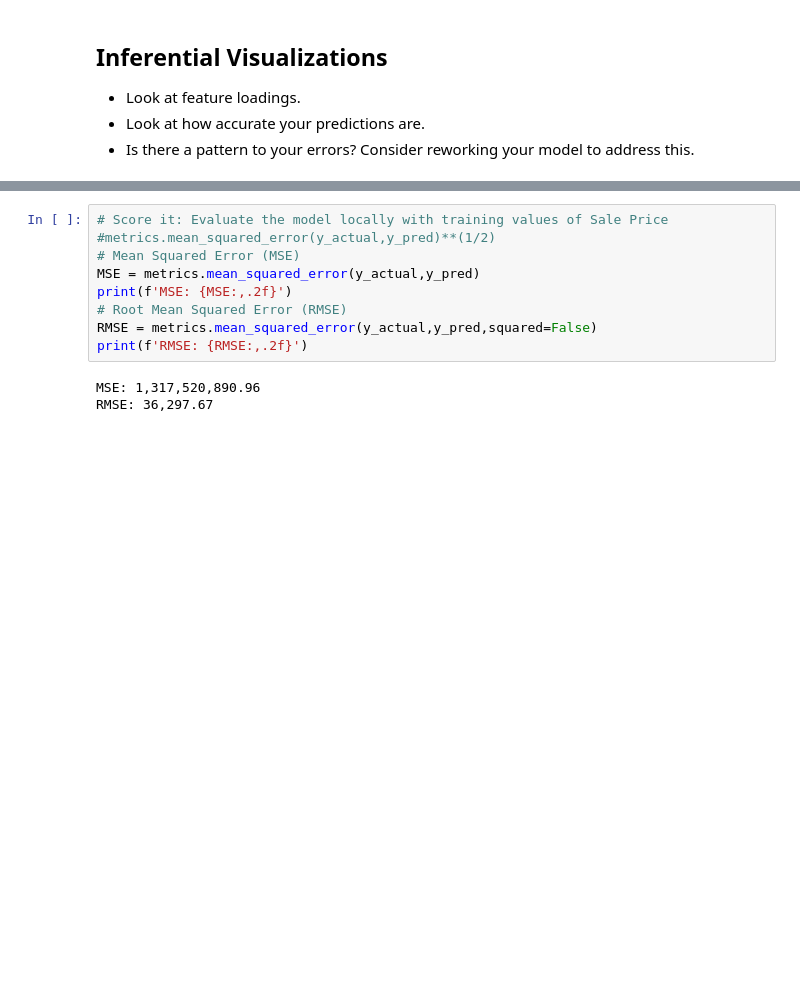
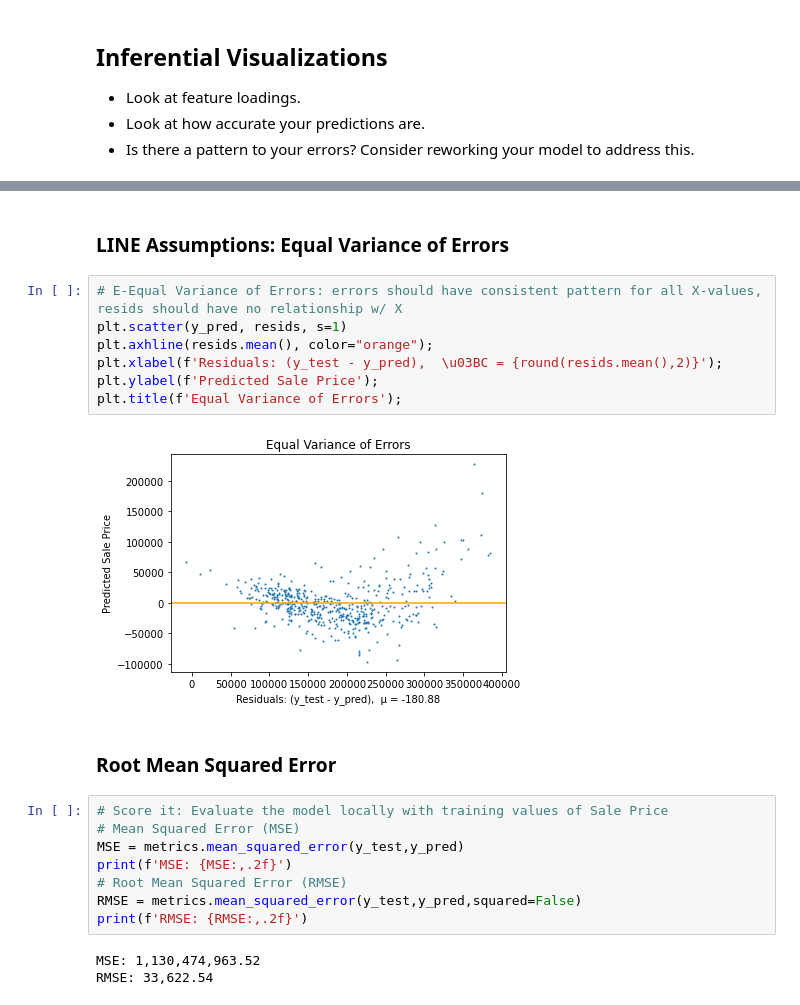
Before and after one commit to griffinbran/Real-Estate-Statistical-Modeling, a Jupyter notebook: code/04_Model_Tuning.ipynb, the cells around one changed output, grey strips where cells are left out. Cells and saved outputs as stored; diff of their text form; blank space fills up the shorter version.

```diff
--- a/code/04_Model_Tuning.ipynb
+++ b/code/04_Model_Tuning.ipynb
@@ -73,12 +70,24 @@ plt.plot(X['Gr Liv Area'], y_pred, color = 'orange')
+# %% [markdown]
+### LINE Assumptions: Equal Variance of Errors
+# %%
+# E-Equal Variance of Errors: errors should have consistent pattern for all X-values, resids should have no relationship w/ X
+plt.scatter(y_pred, resids, s=1)
+plt.axhline(resids.mean(), color="orange");
+plt.xlabel(f'Residuals: (y_test - y_pred),  \u03BC = {round(resids.mean(),2)}');
+plt.ylabel(f'Predicted Sale Price');
+plt.title(f'Equal Variance of Errors');
+# %% [output]
+[figure, added]
+# %% [markdown]
+### Root Mean Squared Error
 # %%
 # Score it: Evaluate the model locally with training values of Sale Price
-#metrics.mean_squared_error(y_actual,y_pred)**(1/2)
 # Mean Squared Error (MSE)
-MSE = metrics.mean_squared_error(y_actual,y_pred)
+MSE = metrics.mean_squared_error(y_test,y_pred)
 print(f'MSE: {MSE:,.2f}')
 # Root Mean Squared Error (RMSE)
-RMSE = metrics.mean_squared_error(y_actual,y_pred,squared=False)
+RMSE = metrics.mean_squared_error(y_test,y_pred,squared=False)
 print(f'RMSE: {RMSE:,.2f}')
 # %% [output]
-MSE: 1,317,520,890.96
-RMSE: 36,297.67
+MSE: 1,130,474,963.52
+RMSE: 33,622.54
```
Also changed, not shown: parts of 15 cells of this notebook, 2 other files.
